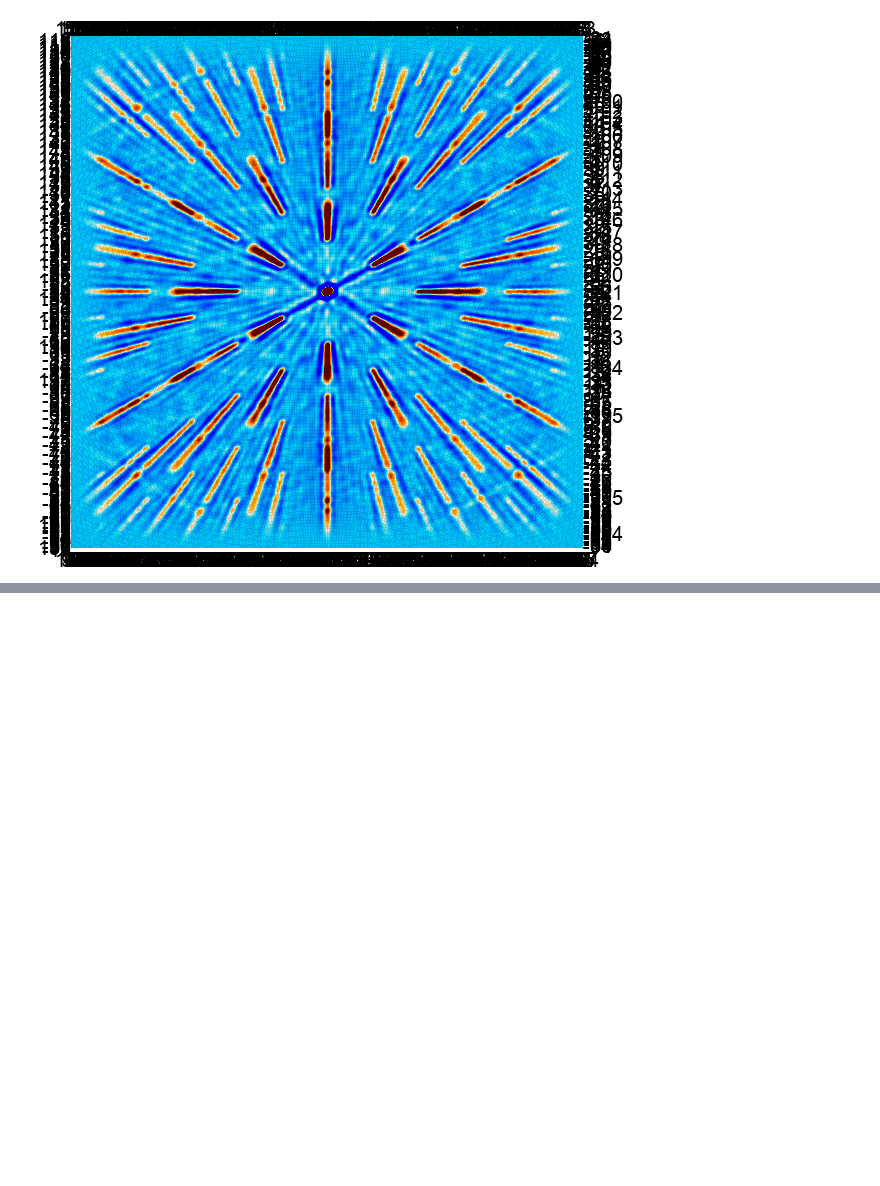
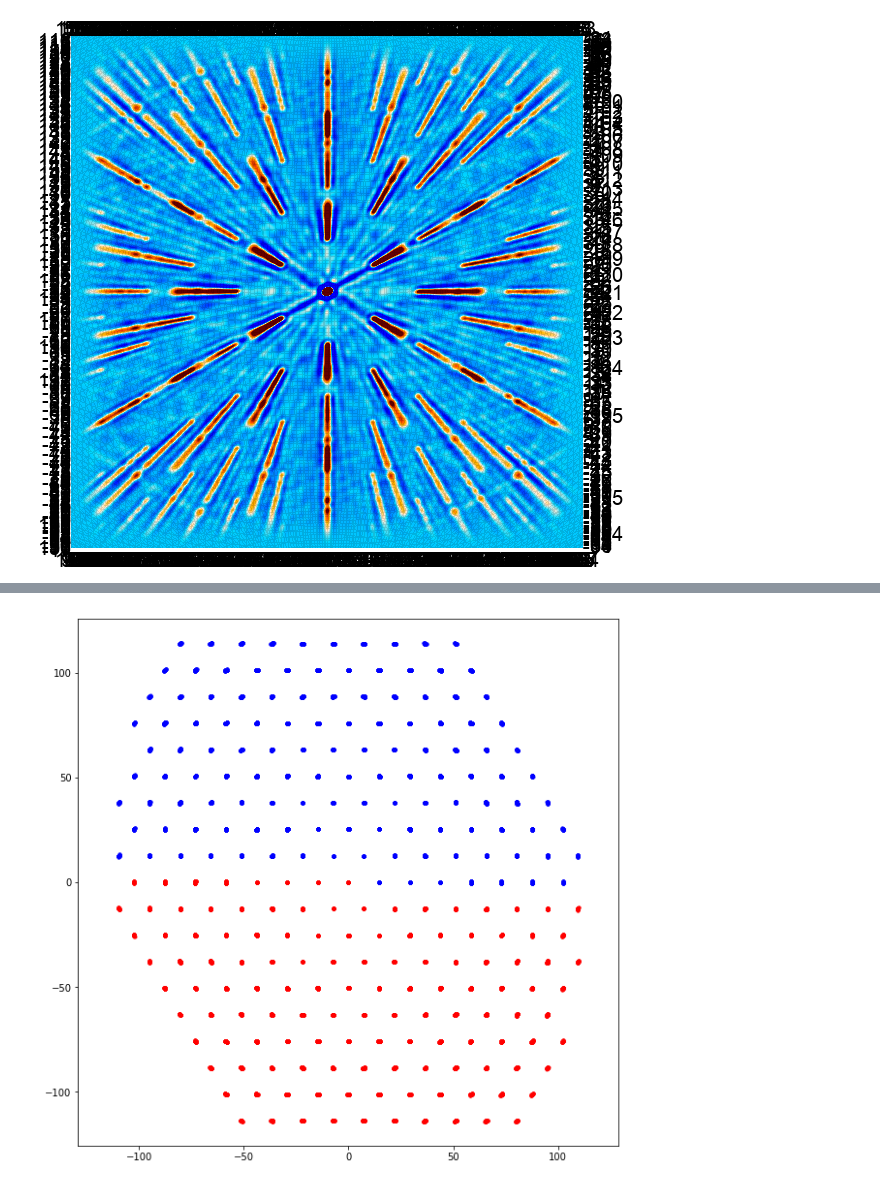
Before and after one commit to UPennEoR/plimpy, a Jupyter notebook: PolarizedMosaics/PSF.ipynb, the cells around one changed output, grey strips where cells are left out. Drawn from its saved outputs; the diff is of its cells as text; code cells hidden in the pictures; blank space fills up the shorter version.

```diff
--- a/PolarizedMosaics/PSF.ipynb
+++ b/PolarizedMosaics/PSF.ipynb
@@ -55,0 +63,3 @@ plt.show()
+# %%
+uv = UVData()
+uv.read(psf_path(2458098)+'zen.001630_002038.calibrated.HH.uvfits')
@@ -55,0 +74,9 @@ plt.show()
+# %%
+plt.figure(figsize=(10,10))
+plt.plot(uv.uvw_array[:,0],uv.uvw_array[:,1],'b.')
+#plt.plot(-uv.uvw_array[:,0],uv.uvw_array[:,1],'r.')
+plt.plot(-uv.uvw_array[:,0],-uv.uvw_array[:,1],'r.')
+plt.axis('equal')
+plt.show()
+# %% [output]
+[figure, added]
```
Also changed, not shown: parts of 7 cells of this notebook.
